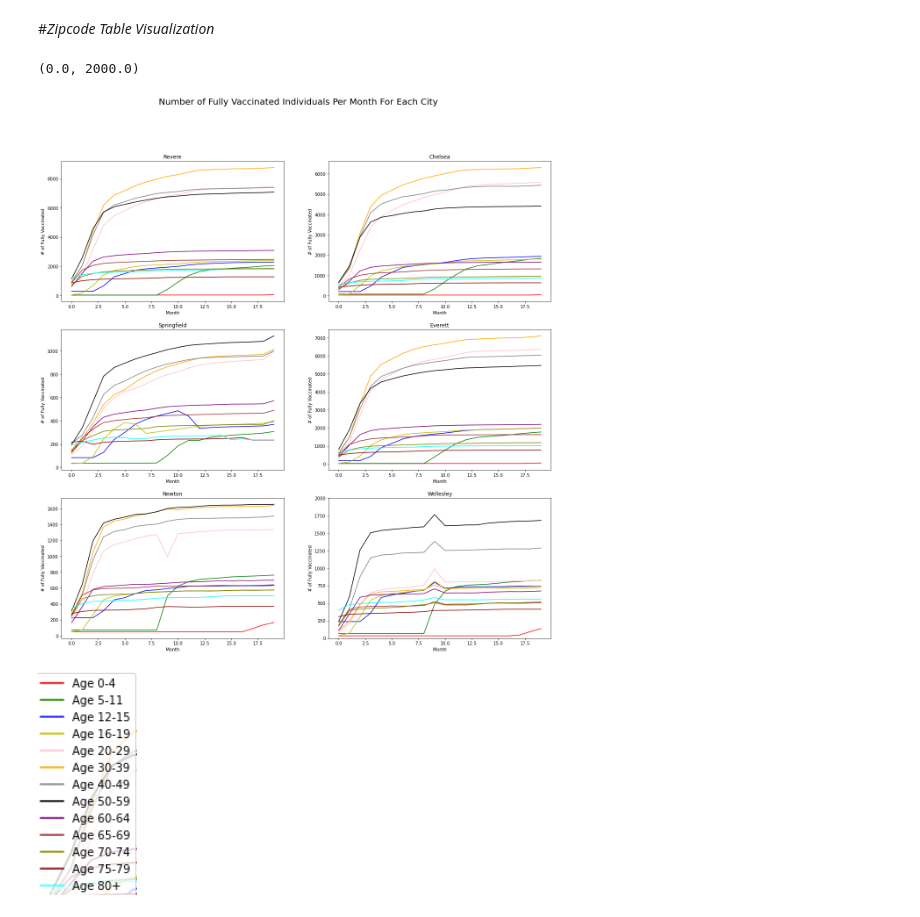
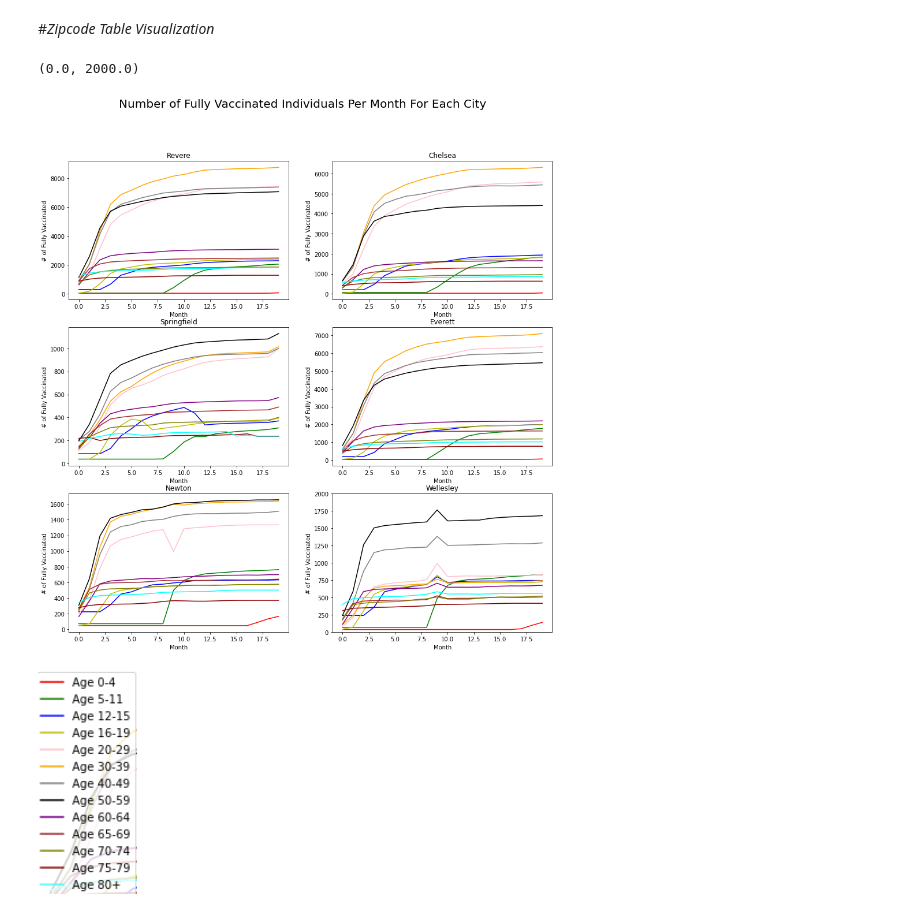
Before and after one commit to BU-Spark/ds-bch-vaccine-equity, a Jupyter notebook: Group_2_Vaccines.ipynb, the cells around one changed output. Cells and saved outputs as stored; diff of their text form; code cells hidden in the pictures.

```diff
--- a/Group_2_Vaccines.ipynb
+++ b/Group_2_Vaccines.ipynb
@@ -368,7 +350,7 @@ Wellesley2 = Wellesley2.groupby(pd.PeriodIndex(Wellesley2['date'], freq="M"))[[c
 # %% [markdown]
 #*Zipcode Table Visualization*
 # %%
-fig, ((ax1, ax2), (ax3, ax4), (ax5, ax6)) = plt.subplots(3, 2, sharex=True, sharey=False, figsize=(20,20))
+fig, ((ax1, ax2), (ax3, ax4), (ax5, ax6)) = plt.subplots(3, 2, sharex=True, sharey=False, figsize=(15,15))
 
 x=[i for i in range(Revere2.shape[0])]
 y=Revere2.drop(['fully_75+'], axis=1)
@@ -421,33 +403,33 @@ ax4.yaxis.set_tick_params(labelbottom=True)
 ax4.set(xlabel='Month', ylabel='# of Fully Vaccinated')
 
 x=[i for i in range(Newton2.shape[0])]
 y=Newton2.drop(['fully_75+'], axis=1)
 y = y.to_numpy()
 
 for i in range(13):
     ax5.plot(x,y[:,i],color=colors[i],label=labels[i])
 
 ax5.title.set_text('Newton')
 ax5.xaxis.set_tick_params(labelbottom=True)
 ax5.yaxis.set_tick_params(labelbottom=True)
 ax5.set(xlabel='Month', ylabel='# of Fully Vaccinated')
 
 x=[i for i in range(Wellesley2.shape[0])]
 y=Wellesley2.drop(['fully_75+'], axis=1)
 y = y.to_numpy()
 
 for i in range(13):
     ax6.plot(x,y[:,i],color=colors[i],label=labels[i])
 
 ax6.title.set_text('Wellesley')
 ax6.xaxis.set_tick_params(labelbottom=True)
 ax6.yaxis.set_tick_params(labelbottom=True)
 ax6.set(xlabel='Month', ylabel='# of Fully Vaccinated')
 
 plt.suptitle("Number of Fully Vaccinated Individuals Per Month For Each City", fontsize=20)
 plt.ylim([0,2000])
 # %% [output]
 (0.0, 2000.0)
-[figure, old version]
+[figure, new version]
 # %% [markdown]
 ![image.png](embedded-picture-1)
```
Also changed, not shown: parts of 5 cells of this notebook.
